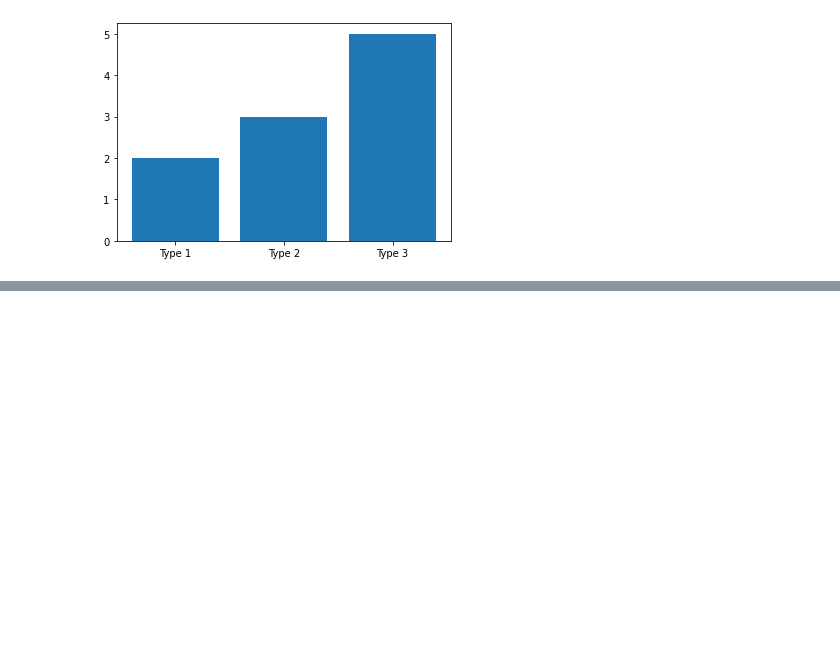
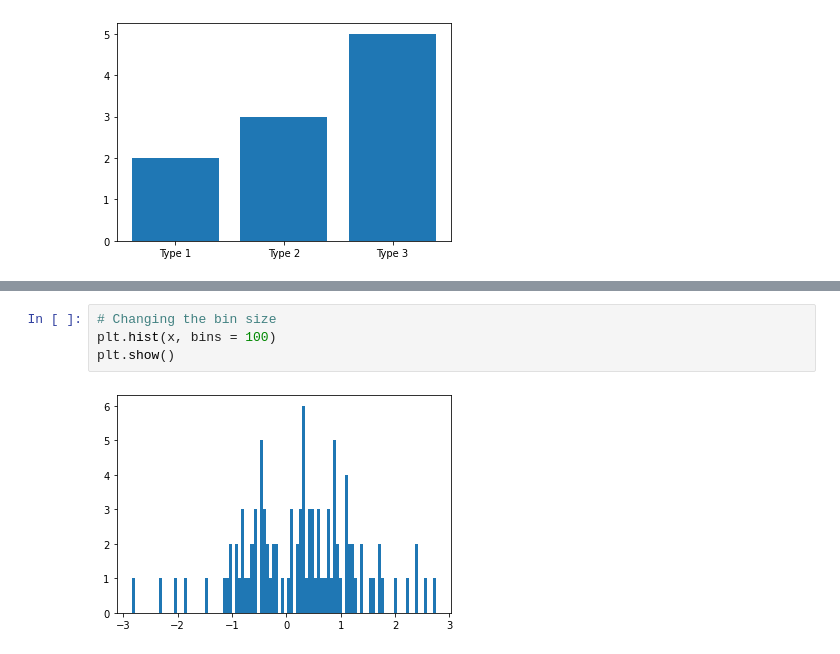
Before and after one commit to jiltednut/stat_calc_py, a Jupyter notebook: Chapter_2/3. Pandas/Pandas_Seaborn_Data_Viz.ipynb, the cells around one changed output, grey strips where cells are left out. Drawn from its saved outputs; the diff is of its cells as text; blank space fills up the shorter version.

```diff
--- a/Chapter_2/3. Pandas/Pandas_Seaborn_Data_Viz.ipynb
+++ b/Chapter_2/3. Pandas/Pandas_Seaborn_Data_Viz.ipynb
@@ -57,0 +95,6 @@ plt.show()
+# %%
+# Changing the bin size
+plt.hist(x, bins = 100)
+plt.show()
+# %% [output]
+[figure, added]
```
Also changed, not shown: parts of 17 cells of this notebook, 1 other file.
